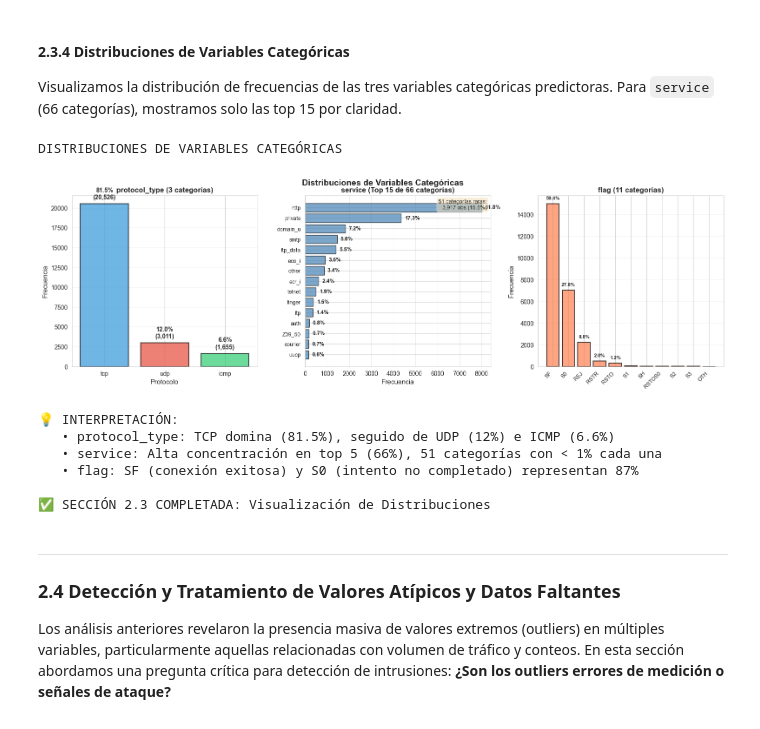
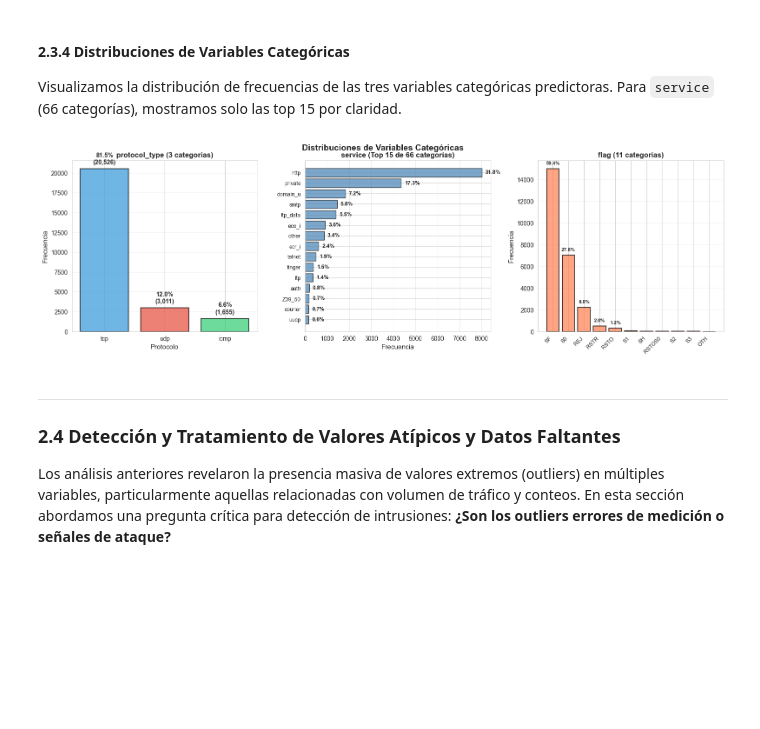
Before and after one commit to ChertaPro/Deteccion-de-Intrusiones-y-Analisis-de-Anomalias-en-Trafico-de-Red-mediante-Tecnicas-Estadasticas, a Jupyter notebook: Detección-de-Intrusiones-y-Análisis-de-Anomalías-en-Tráfico-de-Red-mediante-Técnicas-Estadísticas.ipynb, the cells around one changed output. Cells and saved outputs as stored; diff of their text form; code cells hidden in the pictures; blank space fills up the shorter version.

```diff
--- a/Detección-de-Intrusiones-y-Análisis-de-Anomalías-en-Tráfico-de-Red-mediante-Técnicas-Estadísticas.ipynb
+++ b/Detección-de-Intrusiones-y-Análisis-de-Anomalías-en-Tráfico-de-Red-mediante-Técnicas-Estadísticas.ipynb
@@ -249,25 +162,15 @@ col_names = [
 # - KDDTrain+_20Percent: Muestra estratificada oficial (25,192 obs)
 # - KDDTest+: Conjunto completo de evaluación (22,544 obs)
 
-print("📂 Cargando archivos NSL-KDD...")
-train_df = pd.read_csv('Data/KDDTrain+_20Percent.txt',
-                       names=col_names,
-                       header=None)
-
-test_df = pd.read_csv('Data/KDDTest+.txt',
-                      names=col_names,
-                      header=None)
+# Cargar datasets
+train_df = pd.read_csv('Data/KDDTrain+_20Percent.txt', names=col_names, header=None)
+test_df = pd.read_csv('Data/KDDTest+.txt', names=col_names, header=None)
 
 # Crear variable binaria para análisis de dos grupos (Normal vs. Ataque)
-# Nota: Su uso específico se determinará tras el análisis exploratorio
 train_df['is_attack'] = (train_df['attack_type'] != 'normal').astype(int)
 test_df['is_attack'] = (test_df['attack_type'] != 'normal').astype(int)
 
-# Mostrar información básica
-print(f"\n✅ Datasets cargados exitosamente:")
-print(f"   📊 Entrenamiento: {train_df.shape[0]:,} observaciones × {train_df.shape[1]} variables")
-print(f"   📊 Prueba:        {test_df.shape[0]:,} observaciones × {test_df.shape[1]} variables")
-print(f"\n📌 Distribución binaria en ENTRENAMIENTO:")
-print(f"   Normal:  {(train_df['is_attack'] == 0).sum():,} ({(train_df['is_attack'] == 0).sum() / len(train_df) * 100:.2f}%)")
-print(f"   Ataques: {(train_df['is_attack'] == 1).sum():,} ({(train_df['is_attack'] == 1).sum() / len(train_df) * 100:.2f}%)")
+print(f"✅ Datos cargados:")
+print(f"   Train: {train_df.shape[0]:,} × {train_df.shape[1]}")
+print(f"   Test:  {test_df.shape[0]:,} × {test_df.shape[1]}")
 # %% [output]
@@ -1444,11 +478,6 @@ DISTRIBUCIONES DE VARIABLES BINARIAS
 
 Visualizamos la distribución de frecuencias de las tres variables categóricas predictoras. Para `service` (66 categorías), mostramos solo las top 15 por claridad.
 # %%
-# ============================================================================
-# 2.3.4 DISTRIBUCIONES DE VARIABLES CATEGÓRICAS
-# ============================================================================
-print("DISTRIBUCIONES DE VARIABLES CATEGÓRICAS")
-
 # 1. protocol_type (3 categorías - mostrar todas)
 fig, axes = plt.subplots(1, 3, figsize=(16, 5))
 
@@ -1489,55 +518,34 @@ ax.set_yticklabels(service_counts.index, fontsize=9)
 ax.set_title('service (Top 15 de 66 categorías)', fontsize=12, fontweight='bold')
 ax.set_xlabel('Frecuencia')
 ax.grid(alpha=0.3, axis='x')
 ax.invert_yaxis()
 
-# Anotar categorías raras
-total_rare = train_df['service'].value_counts()[15:].sum()
-pct_rare = (total_rare / len(train_df)) * 100
-ax.text(0.98, 0.98, f'51 categorías raras:\n{total_rare:,} obs ({pct_rare:.1f}%)',
-        transform=ax.transAxes, fontsize=9, va='top', ha='right',
-        bbox=dict(boxstyle='round', facecolor='wheat', alpha=0.5))
-
 # --- FLAG (11 categorías) ---
 ax = axes[2]
 flag_counts = train_df['flag'].value_counts()
 bars = ax.bar(range(len(flag_counts)), flag_counts.values,
               color='coral', alpha=0.7, edgecolor='black', linewidth=1.5)
 
 # Anotar porcentajes
 for idx, (flag, count) in enumerate(flag_counts.items()):
     pct = (count / len(train_df)) * 100
     if pct > 1.0:  # Solo anotar si > 1%
         ax.text(idx, count + max(flag_counts)*0.02,
                 f'{pct:.1f}%',
                 ha='center', va='bottom', fontsize=8, fontweight='bold')
 
 ax.set_xticks(range(len(flag_counts)))
 ax.set_xticklabels(flag_counts.index, rotation=45, ha='right', fontsize=9)
 ax.set_title('flag (11 categorías)', fontsize=12, fontweight='bold')
 ax.set_ylabel('Frecuencia')
 ax.grid(alpha=0.3, axis='y')
 
 plt.tight_layout()
 plt.suptitle('Distribuciones de Variables Categóricas',
              fontsize=14, fontweight='bold', y=1.002)
 plt.show()
-
-print("\n💡 INTERPRETACIÓN:")
-print("   • protocol_type: TCP domina (81.5%), seguido de UDP (12%) e ICMP (6.6%)")
-print("   • service: Alta concentración en top 5 (66%), 51 categorías con < 1% cada una")
-print("   • flag: SF (conexión exitosa) y S0 (intento no completado) representan 87%")
-
-print("\n✅ SECCIÓN 2.3 COMPLETADA: Visualización de Distribuciones")
 # %% [output]
-DISTRIBUCIONES DE VARIABLES CATEGÓRICAS
-[figure, old version]
+[figure, new version]
-💡 INTERPRETACIÓN:
-   • protocol_type: TCP domina (81.5%), seguido de UDP (12%) e ICMP (6.6%)
-   • service: Alta concentración en top 5 (66%), 51 categorías con < 1% cada una
-   • flag: SF (conexión exitosa) y S0 (intento no completado) representan 87%
-
-✅ SECCIÓN 2.3 COMPLETADA: Visualización de Distribuciones
 # %% [markdown]
 ---
 
```
Also changed, not shown: parts of 32 cells of this notebook, 7 other files.
